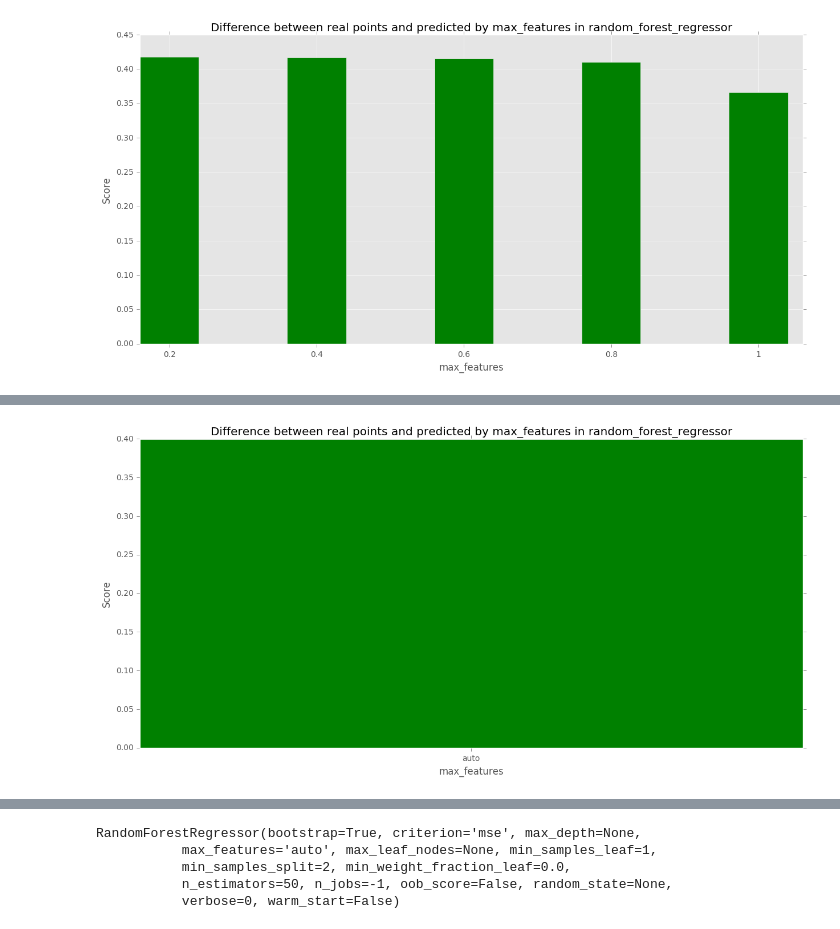
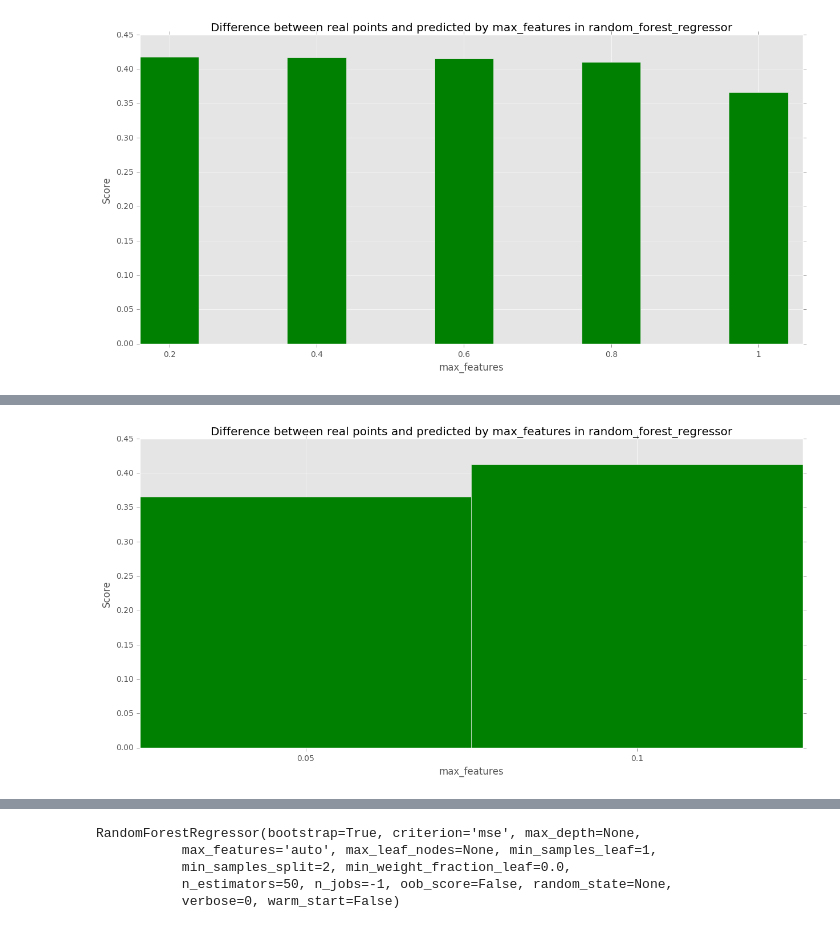
Before and after one commit to avgaydashenko/cuddly-robot, a Jupyter notebook: framework.ipynb, the cells around one changed output, grey strips where cells are left out. Saved outputs shown, nothing was run; the diff lists cells and outputs as text; code cells hidden in the pictures.

```diff
--- a/framework.ipynb
+++ b/framework.ipynb
@@ -38,6 +40,6 @@ Results: [0.41744234792127966, 0.41721917673750453, 0.41542080455807495, 0.41060
 [figure]
 # %%
 compare_results(function=random_forest_regressor, test_results=test_results, parameter_name="max_features",
-                list_of_values=['auto'], train_data=train_data, train_results=train_results,
+                list_of_values=[0.05, 0.1], train_data=train_data, train_results=train_results,
                 test_data=test_data, prediction_mode='delta', n_estimators=50)
 # %% [output]
@@ -47 +50 @@ Results: [0.3992713750738851]
-[figure, old version]
+[figure, new version]
```
Also changed, not shown: parts of 4 cells of this notebook, 1 other file.
